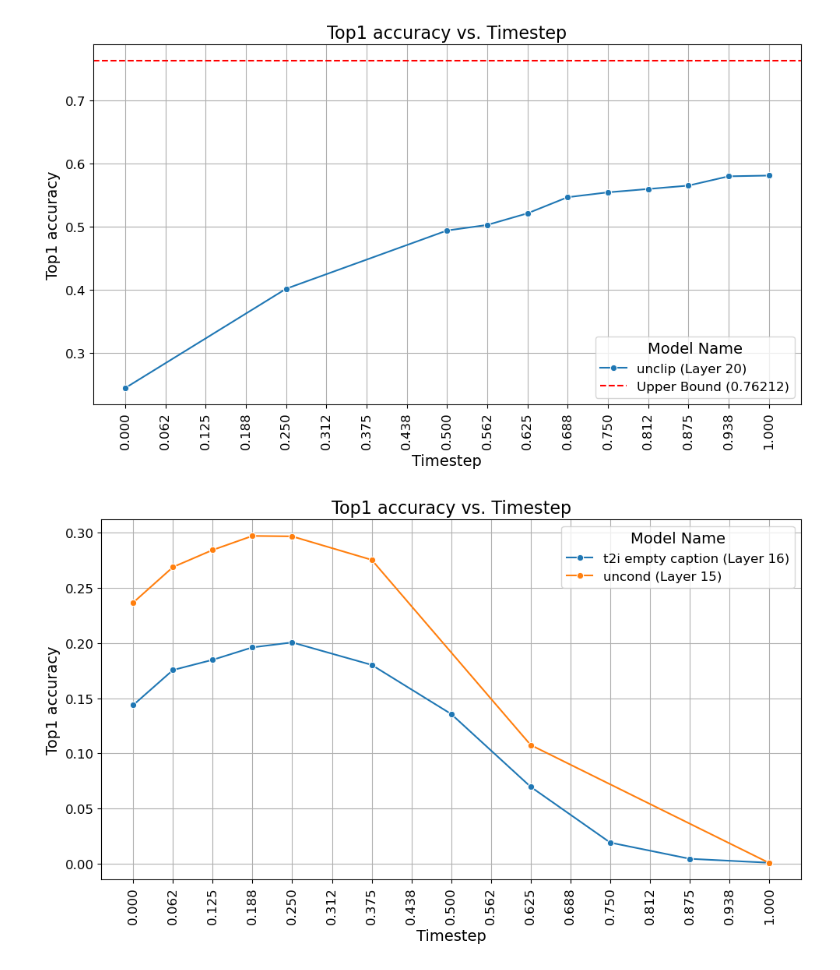
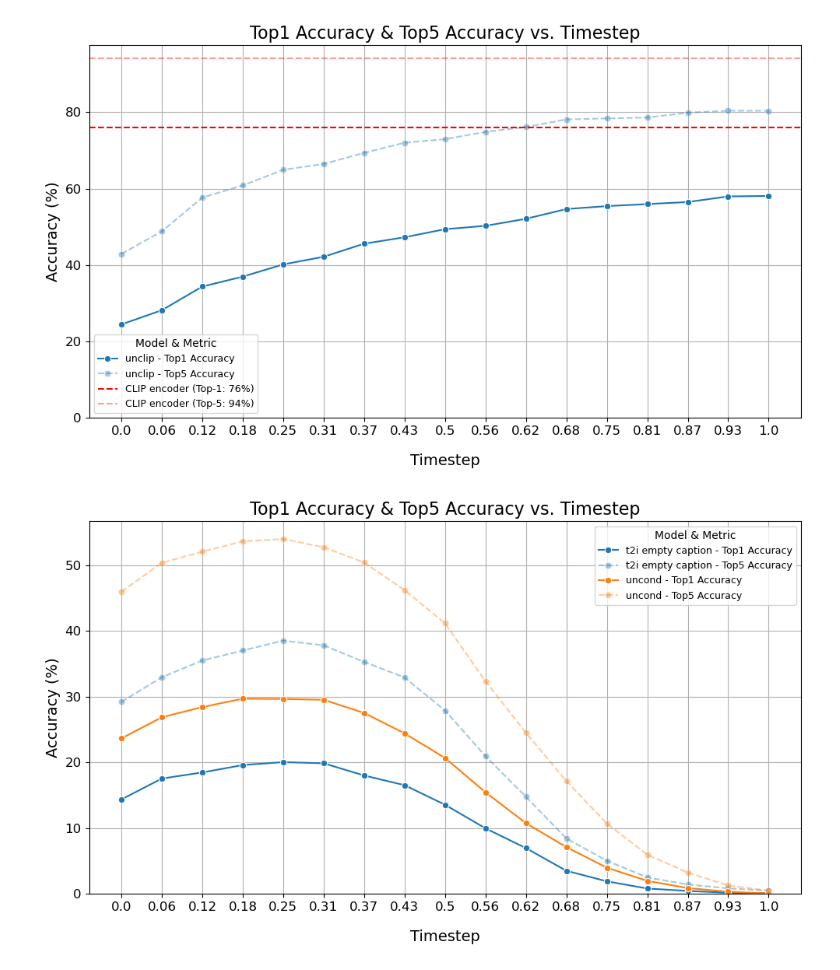
Before and after one commit to rim-kim/ivs_diffusion, a Jupyter notebook: notebooks/create_plots.ipynb, the cells around one changed output. Saved outputs shown, nothing was run; the diff lists cells and outputs as text; code cells hidden in the pictures.

Commit message:
Update create_plots notebook to illustrate both top1 and top5 accuracy on the same plot.

```diff
--- a/notebooks/create_plots.ipynb
+++ b/notebooks/create_plots.ipynb
@@ -8,11 +9,15 @@ import numpy as np
 # %%
 ROOT_ABSPATH = Path("create_plots.ipynb").resolve().parent.parent
-LAYERS_METRICS = ROOT_ABSPATH / "data/metrics/layers"
-TIMESTEPS_METRICS = ROOT_ABSPATH / "data/metrics/timesteps"
+T1_LAYERS_METRICS = ROOT_ABSPATH / "data/metrics/t1_accuracy/layers"
+T5_LAYERS_METRICS = ROOT_ABSPATH / "data/metrics/t5_accuracy/layers"
+T1_TIMESTEPS_METRICS = ROOT_ABSPATH / "data/metrics/t1_accuracy/timesteps"
+T5_TIMESTEPS_METRICS = ROOT_ABSPATH / "data/metrics/t5_accuracy/timesteps"
 PLOTS_DIR = ROOT_ABSPATH / "data/plots"
 
-LAYERS_METRICS.mkdir(parents=True, exist_ok=True)
-TIMESTEPS_METRICS.mkdir(parents=True, exist_ok=True)
+T1_LAYERS_METRICS.mkdir(parents=True, exist_ok=True)
+T5_LAYERS_METRICS.mkdir(parents=True, exist_ok=True)
+T1_TIMESTEPS_METRICS.mkdir(parents=True, exist_ok=True)
+T5_TIMESTEPS_METRICS.mkdir(parents=True, exist_ok=True)
 PLOTS_DIR.mkdir(parents=True, exist_ok=True)
 # %%
 def transform_and_extract_metadata(df):
@@ -63,3 +65,11 @@ ts_df = concat_dfs(TIMESTEPS_METRICS)
+# %%
+t1_layers_df = concat_dfs(T1_LAYERS_METRICS)
+t5_layers_df = concat_dfs(T5_LAYERS_METRICS)
+layers_df = pd.concat([t1_layers_df, t5_layers_df])
+
+t1_ts_df = concat_dfs(T1_TIMESTEPS_METRICS)
+t5_ts_df = concat_dfs(T5_TIMESTEPS_METRICS)
+ts_df = pd.concat([t1_ts_df, t5_ts_df])
 # %%
 uncond_df = ts_df.loc[(ts_df["model_name"] == "uncond") | (ts_df["model_name"] == "t2i empty caption")].reset_index(drop=True)
 t2i_df = ts_df.loc[ts_df["model_name"] == "t2i"].reset_index(drop=True)
@@ -123,7 +176,8 @@ def plot_accuracy(df, x_axis='layer', upperbound=None):
     plt.savefig(PLOTS_DIR / f"{fname}.png")
     plt.show()
 # %%
-plot_accuracy(t2i_df, x_axis="timestep", upperbound=0.99)
-plot_accuracy(unclip_df, x_axis="timestep", upperbound=0.76212)
+plot_accuracy(t2i_df, x_axis="timestep", upperbound=(1, 1))
+plot_accuracy(unclip_df, x_axis="timestep", upperbound=(0.76, 0.94))
 plot_accuracy(uncond_df, x_axis="timestep")
+plot_accuracy(layers_df)
 # %% [output]
@@ -131,2 +185,2 @@ plot_accuracy(uncond_df, x_axis="timestep")
-[figure, old version]
+[figure, new version]
-[figure, old version]
+[figure, new version]
```
Also changed, not shown: parts of 6 cells of this notebook.
